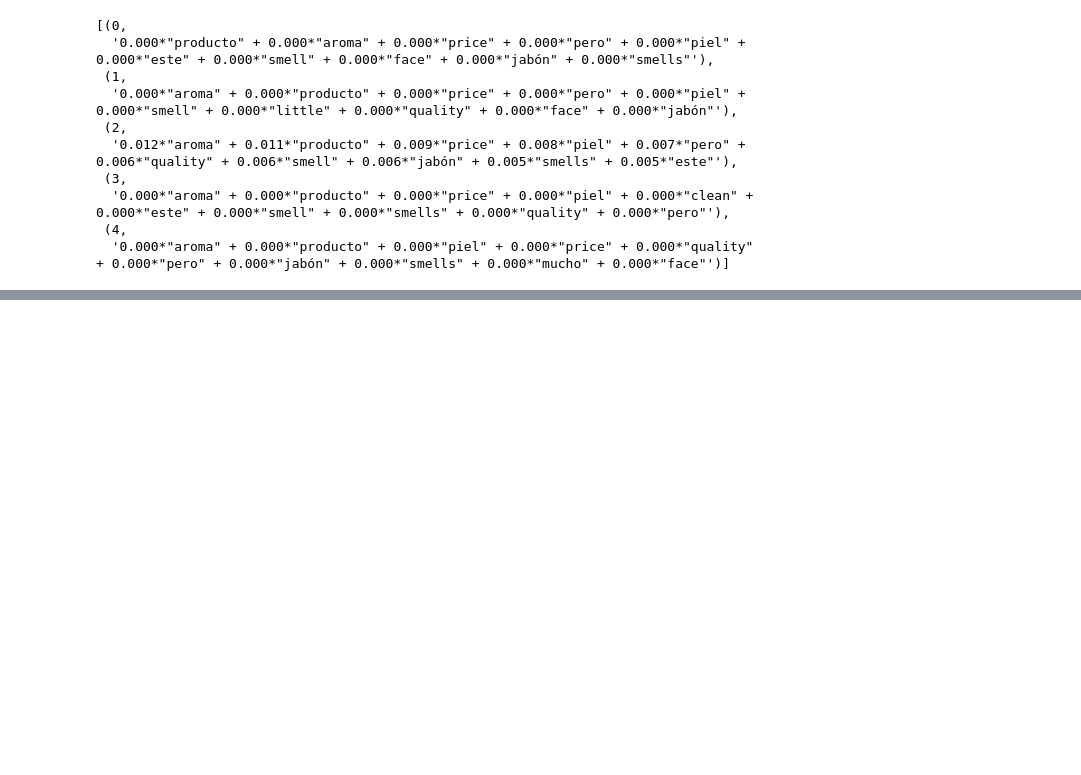
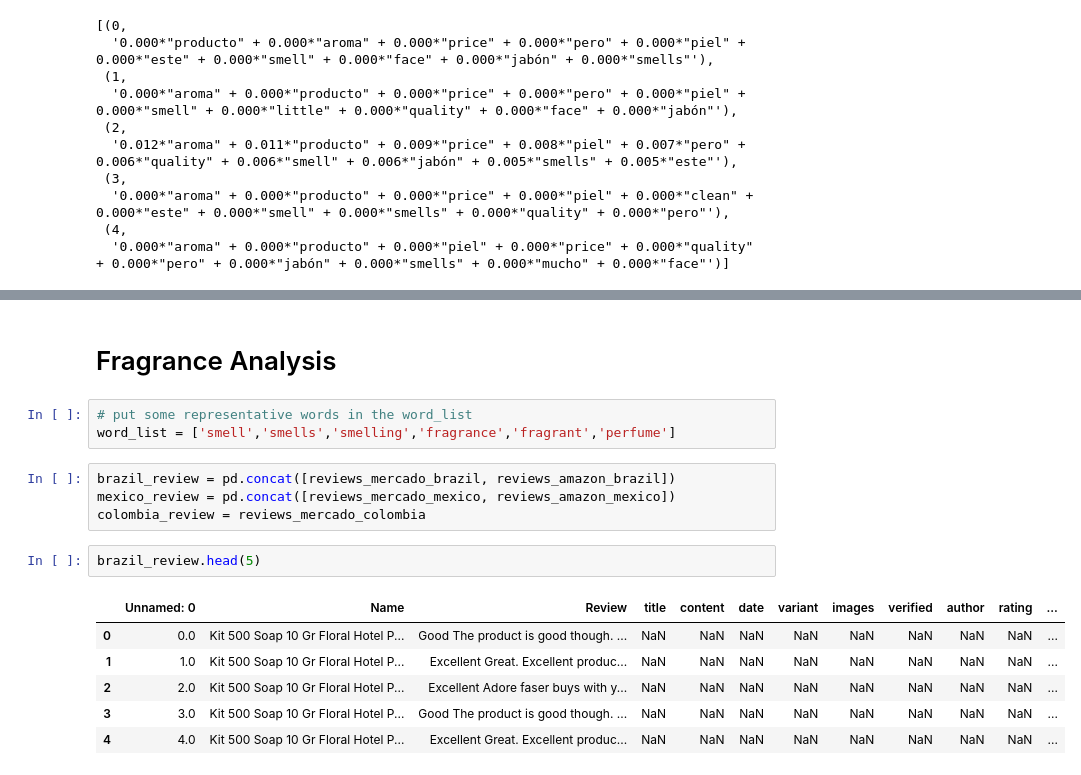
Before and after one commit to innovationbooster/Palmolive, a Jupyter notebook: Review Analysis.ipynb, the cells around one changed output, grey strips where cells are left out. Cells and saved outputs as stored; diff of their text form; blank space fills up the shorter version.

```diff
--- a/Review Analysis.ipynb
+++ b/Review Analysis.ipynb
@@ -286,0 +377,18 @@ LDA_analysis
+# %% [markdown]
+# Fragrance Analysis
+# %%
+# put some representative words in the word_list
+word_list = ['smell','smells','smelling','fragrance','fragrant','perfume']
+# %%
+brazil_review = pd.concat([reviews_mercado_brazil, reviews_amazon_brazil])
+mexico_review = pd.concat([reviews_mercado_mexico, reviews_amazon_mexico])
+colombia_review = reviews_mercado_colombia
+# %%
+brazil_review.head(5)
+# %% [output]
+|  | Unnamed: 0 | Name | Review | title | content | date | variant | images | verified | author | rating | ... |
+| 0 | 0.0 | Kit 500 Soap 10 Gr Floral Hotel P... | Good The product is good though. ... | NaN | NaN | NaN | NaN | NaN | NaN | NaN | NaN | ... |
+| 1 | 1.0 | Kit 500 Soap 10 Gr Floral Hotel P... | Excellent Great. Excellent produc... | NaN | NaN | NaN | NaN | NaN | NaN | NaN | NaN | ... |
+| 2 | 2.0 | Kit 500 Soap 10 Gr Floral Hotel P... | Excellent Adore faser buys with y... | NaN | NaN | NaN | NaN | NaN | NaN | NaN | NaN | ... |
+| 3 | 3.0 | Kit 500 Soap 10 Gr Floral Hotel P... | Good The product is good though. ... | NaN | NaN | NaN | NaN | NaN | NaN | NaN | NaN | ... |
+| 4 | 4.0 | Kit 500 Soap 10 Gr Floral Hotel P... | Excellent Great. Excellent produc... | NaN | NaN | NaN | NaN | NaN | NaN | NaN | NaN | ... |
```
Also changed, not shown: parts of 70 cells of this notebook, 1 other file.
